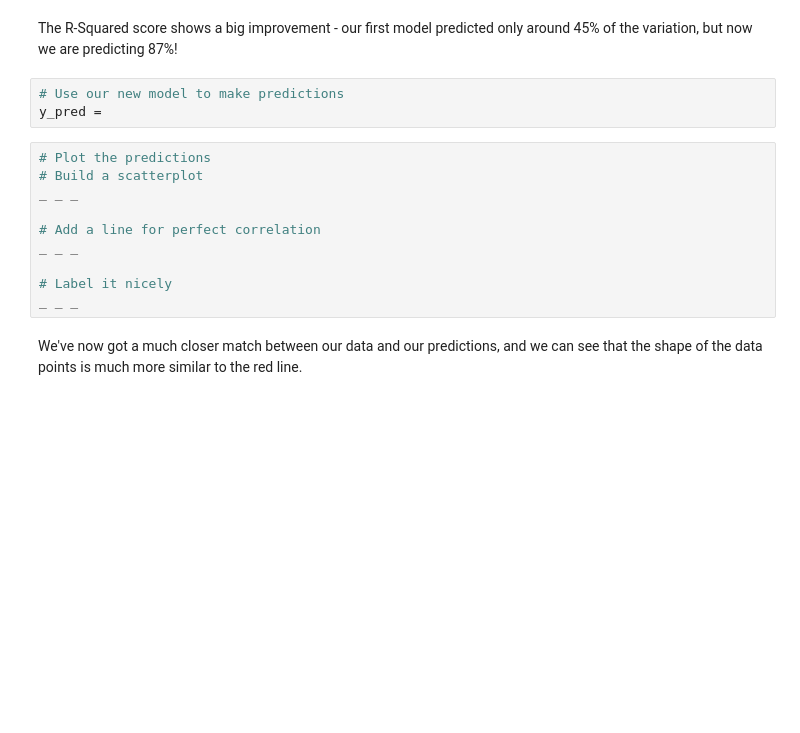
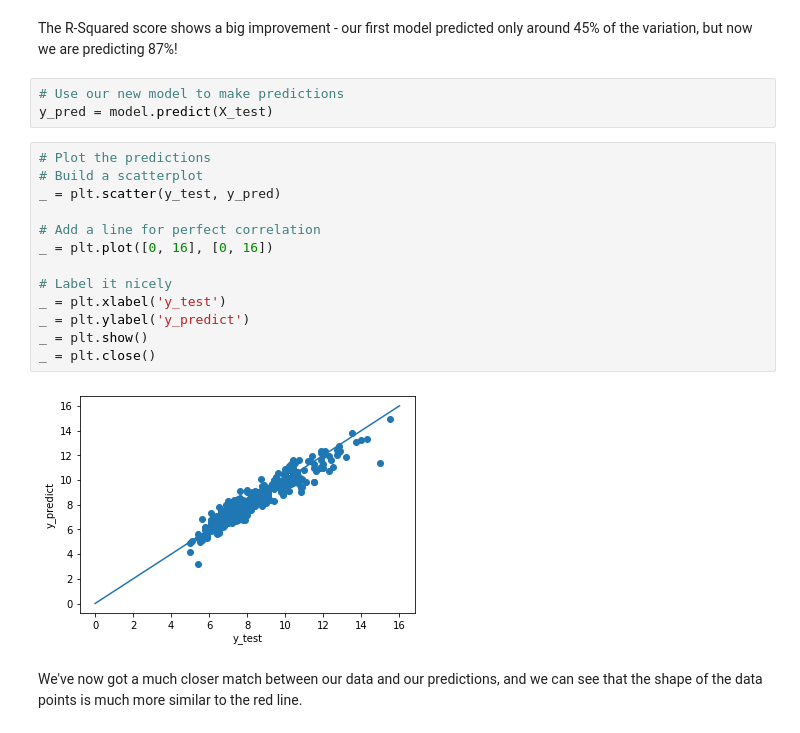
Before and after one commit to Dylan-C-Neal/Springboard-Data-Science-Career-Track, a Jupyter notebook: 11.4 Linear Regression Case Study/Springboard Regression Case Study, Unit 8 - the Red Wine Dataset - Tier 3 (1).ipynb, the cells around one changed output. Drawn from its saved outputs; the diff is of its cells as text; blank space fills up the shorter version.

```diff
--- a/11.4 Linear Regression Case Study/Springboard Regression Case Study, Unit 8 - the Red Wine Dataset - Tier 3 (1).ipynb
+++ b/11.4 Linear Regression Case Study/Springboard Regression Case Study, Unit 8 - the Red Wine Dataset - Tier 3 (1).ipynb
@@ -451,17 +451,22 @@ strong multicollinearity or other numerical problems.
 The R-Squared score shows a big improvement - our first model predicted only around 45% of the variation, but now we are predicting 87%!
 # %%
 # Use our new model to make predictions
-y_pred =
+y_pred = model.predict(X_test)
 # %%
 # Plot the predictions
 # Build a scatterplot
-_ _ _
+_ = plt.scatter(y_test, y_pred)
 
 # Add a line for perfect correlation
-_ _ _
+_ = plt.plot([0, 16], [0, 16])
 
 # Label it nicely
-_ _ _
+_ = plt.xlabel('y_test')
+_ = plt.ylabel('y_predict')
+_ = plt.show()
+_ = plt.close()
+# %% [output]
+[figure, added]
 # %% [markdown]
 We've now got a much closer match between our data and our predictions, and we can see that the shape of the data points is much more similar to the red line.
 # %% [markdown]
```
Also changed, not shown: parts of 4 cells of this notebook.
